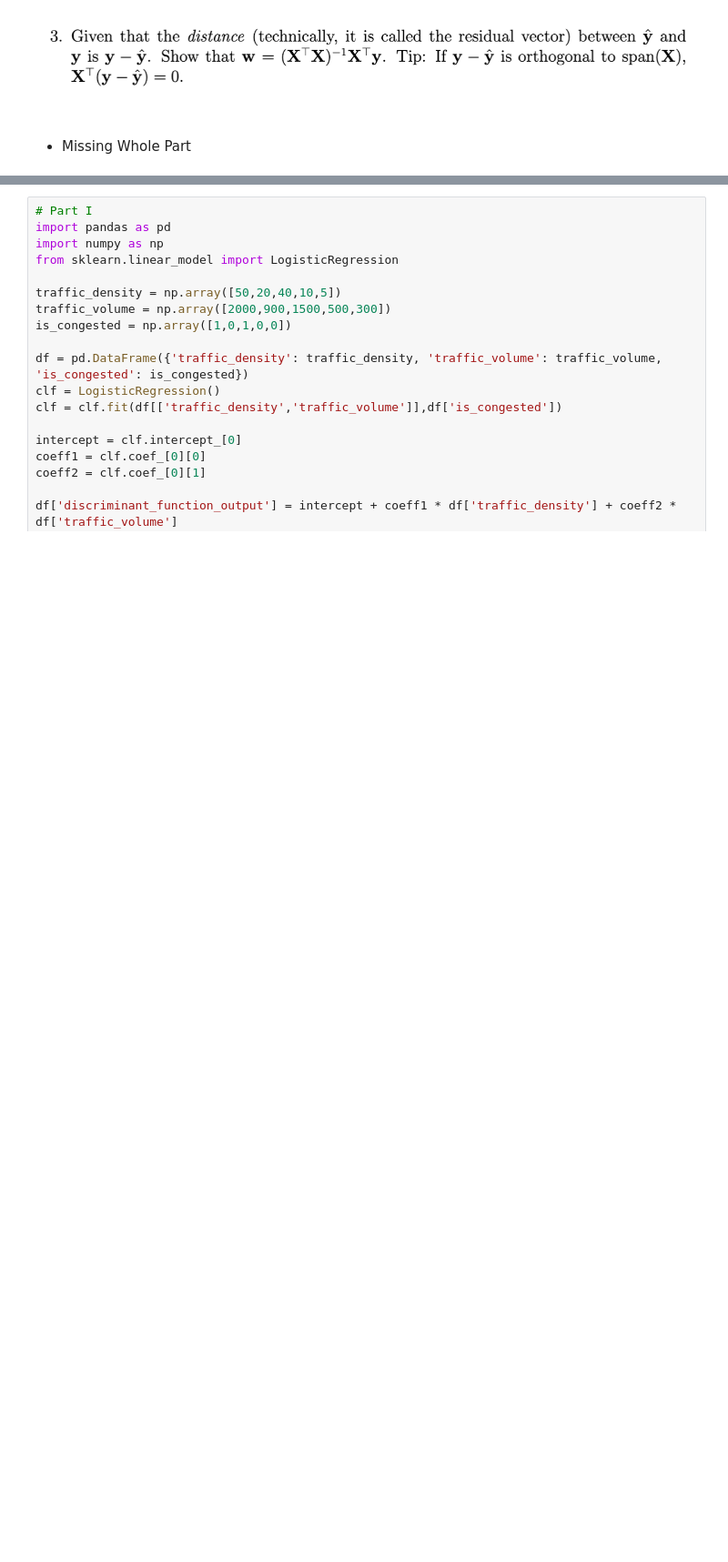
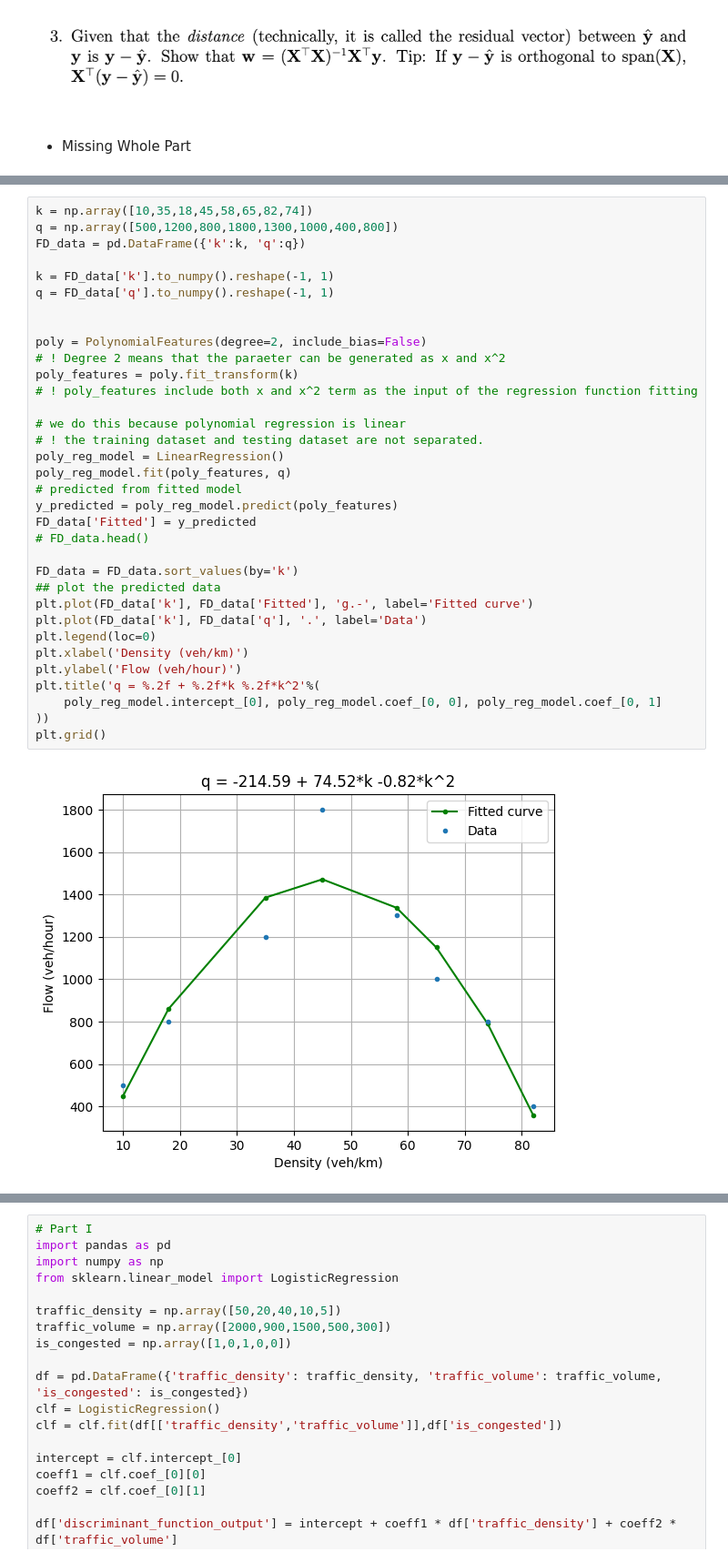
Before and after one commit to felixthe-cat/CIVL3140_clone, a Jupyter notebook: Own_files/Assignment 1.ipynb, the cells around one changed output, grey strips where cells are left out. Shown at 91% size. Drawn from its saved outputs; the diff is of its cells as text; blank space fills up the shorter version.

```diff
--- a/Own_files/Assignment 1.ipynb
+++ b/Own_files/Assignment 1.ipynb
@@ -292,3 +310,39 @@ the predicted Traffic Volume is -177.91202386135956 veh/hr when Traffic Density
+# %%
+k = np.array([10,35,18,45,58,65,82,74])
+q = np.array([500,1200,800,1800,1300,1000,400,800])
+FD_data = pd.DataFrame({'k':k, 'q':q})
+
+k = FD_data['k'].to_numpy().reshape(-1, 1)
+q = FD_data['q'].to_numpy().reshape(-1, 1)
+
+
+poly = PolynomialFeatures(degree=2, include_bias=False)
+# ! Degree 2 means that the paraeter can be generated as x and x^2
+poly_features = poly.fit_transform(k)
+# ! poly_features include both x and x^2 term as the input of the regression function fitting
+
+# we do this because polynomial regression is linear
+# ! the training dataset and testing dataset are not separated.
+poly_reg_model = LinearRegression()
+poly_reg_model.fit(poly_features, q)
+# predicted from fitted model
+y_predicted = poly_reg_model.predict(poly_features)
+FD_data['Fitted'] = y_predicted
+# FD_data.head()
+
+FD_data = FD_data.sort_values(by='k')
+## plot the predicted data
+plt.plot(FD_data['k'], FD_data['Fitted'], 'g.-', label='Fitted curve')
+plt.plot(FD_data['k'], FD_data['q'], '.', label='Data')
+plt.legend(loc=0)
+plt.xlabel('Density (veh/km)')
+plt.ylabel('Flow (veh/hour)')
+plt.title('q = %.2f + %.2f*k %.2f*k^2'%(
+    poly_reg_model.intercept_[0], poly_reg_model.coef_[0, 0], poly_reg_model.coef_[0, 1]
+))
+plt.grid()
+# %% [output]
+[figure, added]
 # %% [markdown]
 ![image.png](attachment:image.png)
 # %%
```
Also changed, not shown: parts of 3 cells of this notebook.
